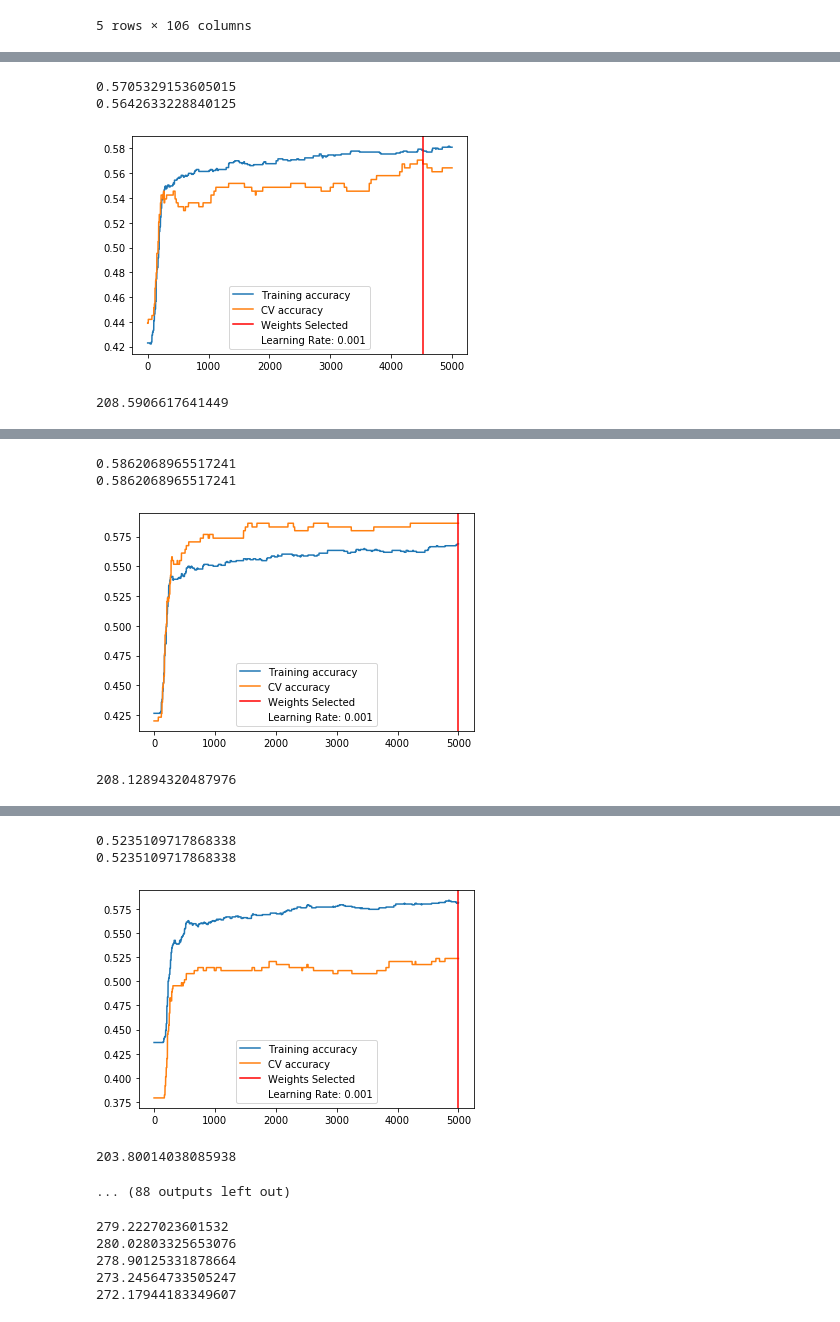
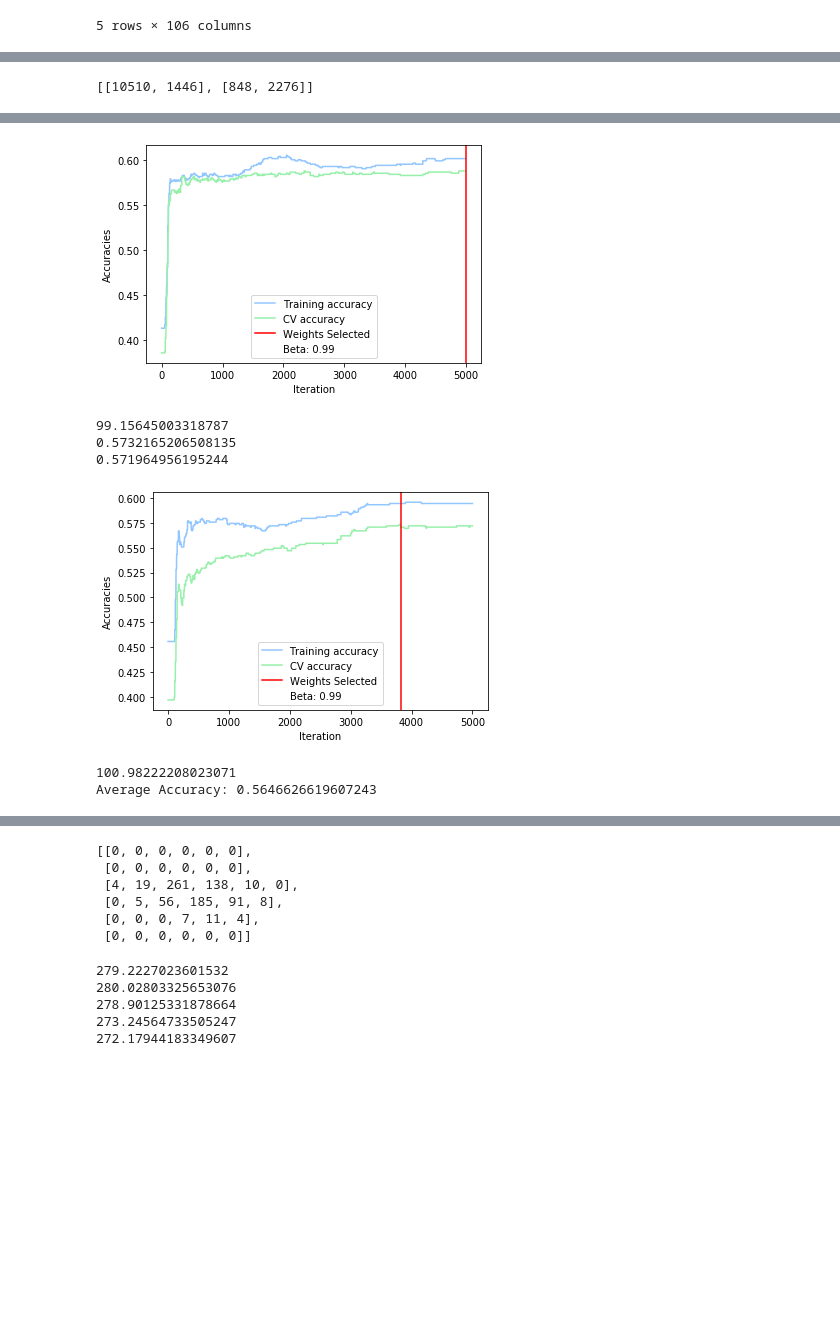
Before and after one commit to ingridxx/COMP551, a Jupyter notebook: Miniproject1/LogisticRegression.ipynb, the cells around one changed output, grey strips where cells are left out. Cells and saved outputs as stored; diff of their text form; code cells hidden in the pictures; blank space fills up the shorter version.

```diff
--- a/Miniproject1/LogisticRegression.ipynb
+++ b/Miniproject1/LogisticRegression.ipynb
@@ -307,10 +317,10 @@ import time
 # %%
 new_X_train_adult = new_X_train_adult.sample(frac=1)  # randomly shuffles dataset
 
-folds = 5
+folds = 2
 a_accuracies = []
 test_accuracies = []
-learning_rate = [0.9, 0.95, 0.99]
+learning_rate = [0.99]
 for lr in learning_rate:
     for i in range(folds):
         start_time = time.time()
@@ -338,6 +348,8 @@ for lr in learning_rate:
         a_accuracies.append(adult_log_reg.cv_acc)
         test_accuracies.append(adult_log_reg.get_test_acc(new_X_test_adult.iloc[:, :-1], new_X_test_adult.iloc[:, -1].values, new_thetas))
         plt.figure()
+        plt.xlabel('Iteration')
+        plt.ylabel('Accuracies')
         plt.plot(adult_log_reg.train_acc_values, label = 'Training accuracy')
         plt.plot(adult_log_reg.cv_acc_values, label='CV accuracy')
         plt.axvline(adult_log_reg.select_line, color='r', label='Weights Selected')
@@ -377,3 +402,7 @@ Average Accuracy: 0.8491942052709982
+# %%
+adult_log_reg.conf_matrix
+# %% [output]
+[[10510, 1446], [848, 2276]]
 # %%
 wine_input = pd.read_csv('winequality-red.csv', delimiter=";")
 # for column in wine_df.columns[:-1]:
@@ -386,9 +415,9 @@ wine_input = wine_input.sample(frac=1)
 
 
 
-folds = 5
+folds = 2
 accuracies = []
-learning_rate = [0.001, 0.005, 0.01, 0.05, 0.1]
+learning_rate = [0.99]
 for lr in learning_rate:
     for i in range(folds):
         start_time = time.time()
@@ -412,15 +441,18 @@ for lr in learning_rate:
         test_X = test_set.iloc[:, :-1]
         test_y = test_set.iloc[:, -1]
 
-        log_reg = LogisticRegression(percentage=0.6, lr = lr, max_iter = 5000)
+        log_reg = LogisticRegression(percentage=0.6, lr = 0.005, reg_term=0, beta=lr, max_iter = 5000)
         log_reg.fit(train_X.values, train_y.values, test_X.values, test_y.values, True)
         accuracies.append(log_reg.cv_acc)
         plt.figure()
+        plt.xlabel('Iteration')
+        plt.ylabel('Accuracies')
         plt.plot(log_reg.train_acc_values, label = 'Training accuracy')
         plt.plot(log_reg.cv_acc_values, label='CV accuracy')
         plt.axvline(log_reg.select_line, color='r', label='Weights Selected')
-        plt.plot([], [], ' ', label="Learning Rate: "+str(log_reg.learning_rate))
+        plt.plot([], [], ' ', label="Beta: "+str(log_reg.beta))
         plt.legend()
+        plt.savefig('LRGraphs/'+str(log_reg.reg_term)+'BetaWine'+str(i)+'.png', dpi = 400, bbox_inches = 'tight')
         plt.show()
         print(time.time()-start_time)
     print("Average Accuracy: "+str(np.mean(accuracies)))
@@ -431,4 +462,7 @@ In case you used a LabelEncoder before this OneHotEncoder to convert the categor
+[figure, new version]
-0.5705329153605015
-0.5642633228840125
+99.15645003318787
+0.5732165206508135
+0.571964956195244
-[figure, old version]
+[figure, new version]
-208.5906617641449
+100.98222208023071
+Average Accuracy: 0.5646626619607243
@@ -438,4 +468,0 @@ In case you used a LabelEncoder before this OneHotEncoder to convert the categor
-0.5862068965517241
-0.5862068965517241
-[figure, old version]
-208.12894320487976
@@ -445,8 +469,12 @@ In case you used a LabelEncoder before this OneHotEncoder to convert the categor
-0.5235109717868338
-0.5235109717868338
-[figure, removed]
-203.80014038085938
-... (88 outputs left out)
+# %%
+log_reg.conf_matrix
+# %% [output]
+[[0, 0, 0, 0, 0, 0],
+ [0, 0, 0, 0, 0, 0],
+ [4, 19, 261, 138, 10, 0],
+ [0, 5, 56, 185, 91, 8],
+ [0, 0, 0, 7, 11, 4],
+ [0, 0, 0, 0, 0, 0]]
 # %%
 adult_time_arr = [[84.41927528381348, 409.7918200492859, 407.89065074920654, 410.2709047794342, 83.74086093902588], [84.63676285743713, 407.54512906074524, 411.53678727149963, 411.892466545105, 84.52902054786682],
                  [84.09255743026733, 408.6802990436554, 409.2142460346222, 409.39416790008545, 83.12499618530273], [84.61924505233765, 407.3097414970398, 397.17783546447754, 394.8758919239044, 82.24552273750305],
```
Also changed, not shown: parts of 9 cells of this notebook.
